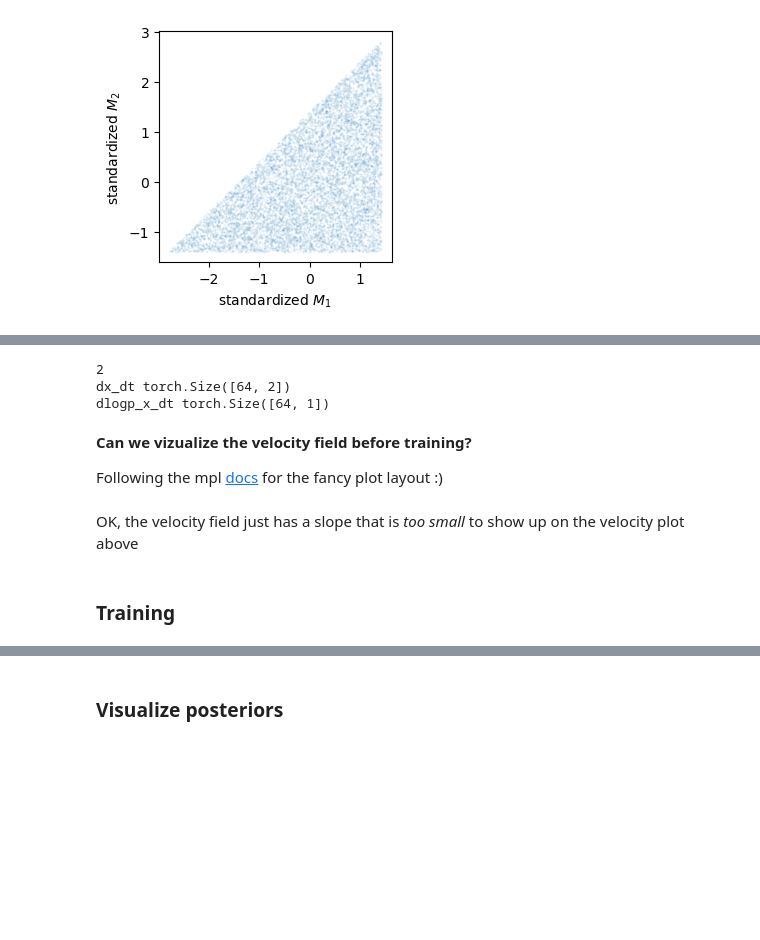
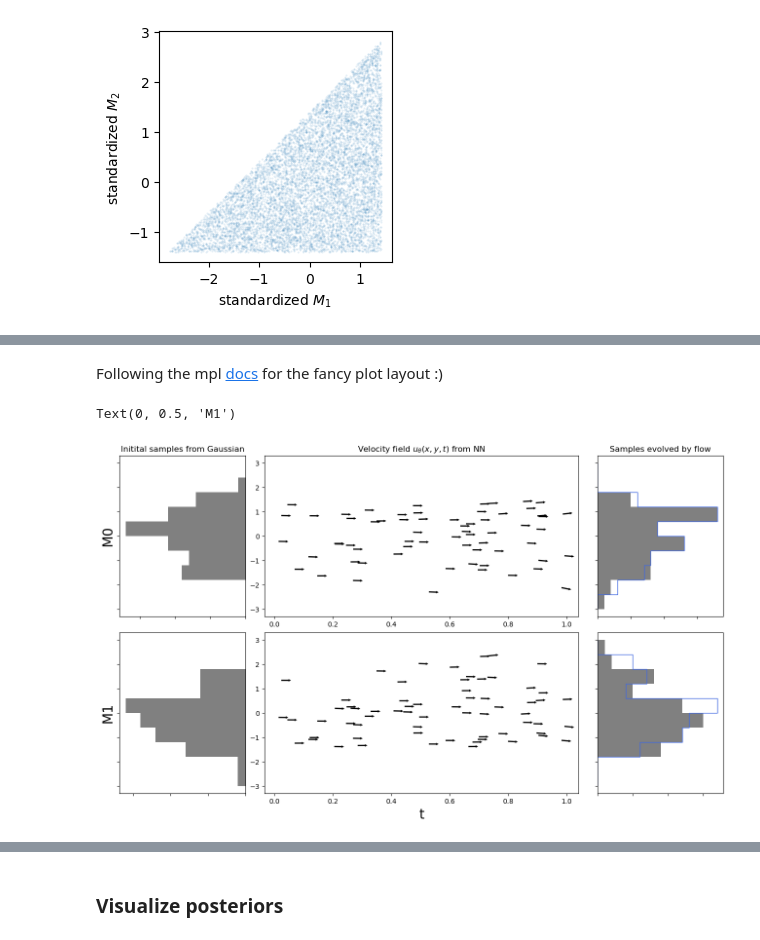
Before and after one commit to odsl-team/genAI-Days, a Jupyter notebook: 02_flow_matching/flow_matching.ipynb, the cells around one changed output, grey strips where cells are left out. Drawn from its saved outputs; the diff is of its cells as text; code cells hidden in the pictures; blank space fills up the shorter version.

```diff
--- a/02_flow_matching/flow_matching.ipynb
+++ b/02_flow_matching/flow_matching.ipynb
@@ -286,0 +461,3 @@ https://github.com/atong01/conditional-flow-matching/blob/main/examples/images/c
+# %%
+for x,y in train_dataloader:
+    break
@@ -287,18 +548,12 @@ https://github.com/atong01/conditional-flow-matching/blob/main/examples/images/c
 # %%
-# x, logp_diff_t1 = get_batch(num_samples)
+noise = torch.randn(x.shape).float().to(device)
+logp_diff_t0 = torch.zeros((x.shape[0],1)).float().to(device)
 
-t0,t1=0,1
-logp_diff_t1 = torch.zeros((X.shape[0],1)).float().to(device)
-
-z_t, logp_diff_t = odeint(
-    lambda t,parital_state: func(t,(*parital_state,X)),
-    (theta,logp_diff_t1),
-    torch.tensor([t1, t0]).type(torch.float32).to(device),
+z_samples, logp_diff_t = odeint(
+    lambda t,parital_state: func(t,(*parital_state,y)),
+    (noise,logp_diff_t0),
+    torch.tensor([t0,t1]).float().to(device),
     atol=1e-5,
     rtol=1e-5,
-    method='euler',
+    method='dopri5',
 )
-# %% [output]
-2
-dx_dt torch.Size([64, 2])
-dlogp_x_dt torch.Size([64, 1])
@@ -309,2 +559,0 @@ f = lambda t,x: t*x
-# %%
-x = torch.ones((10,2)).float()
@@ -322,7 +560,9 @@ X.dtype, theta.dtype, logp_diff_t1.dtype
 # %% [markdown]
-**Can we vizualize the velocity field before training?**
-
 Following the mpl [docs](https://matplotlib.org/stable/gallery/lines_bars_and_markers/scatter_hist.html#sphx-glr-gallery-lines-bars-and-markers-scatter-hist-py) for the fancy plot layout :)
+# %%
+t = torch.rand(x.shape[0],1).to(device)
+X_in = torch.concatenate([x,t,y],axis=1)
+v_t = phi(X_in)
 # %%
 fig = plt.figure(figsize=(16,9))
 
@@ -343,35 +583,47 @@ ax02 = fig.add_subplot(gs[0,2],sharey=ax01)
 
 kwargs = dict(angles='xy',scale_units='xy', scale=30,
               headwidth=2,headlength=2,headaxislength=2,
               width=.004)
-ax01.quiver(t.squeeze().cpu(),theta[:,0].cpu(), np.ones(t.shape[0]), ut[:,0].detach().cpu(),
+ax01.quiver(t.squeeze().cpu(),x[:,0].detach().cpu(), np.ones(t.shape[0]), v_t[:,0].detach().cpu(),
            **kwargs)
-ax11.quiver(t.squeeze().cpu(),theta[:,1].cpu(), np.ones(t.shape[0]), ut[:,1].detach().cpu(),
+ax11.quiver(t.squeeze().cpu(),x[:,1].detach().cpu(), np.ones(t.shape[0]), v_t[:,1].detach().cpu(),
            **kwargs)
 
 ax11.set_xlabel('t',fontsize=20)
 
 '''
 Draw the samples @ the beginning + end of the trajectory.
 These are the samples we'll transform to plot the posterior
 '''
 z = torch.randn((t.shape[0],param_dim))
 
 # Turn off the tick labels bc we're sharing the mass axis anyways
 for axi in [ax00,ax02,ax10,ax12]:
     axi.tick_params(axis="x", labelbottom=False)
     axi.tick_params(axis="y", labelleft=False)
 
-ax00.hist(z[:,0], range=(-3,3),color='grey', orientation='horizontal')
-ax10.hist(z[:,1], range=(-3,3),color='grey', orientation='horizontal')
+kwargs = dict(range=(-3,3),orientation='horizontal')
+ax00.hist(z[:,0], color='grey', **kwargs)
+ax10.hist(z[:,1], color='grey', **kwargs)
 
-# And to get the (?) to show up
+# Plot the evolution of these samples thru the velocity field
+ax02.hist(z_samples[1,:,0].detach().numpy(), color='grey', **kwargs)
+ax12.hist(z_samples[1,:,1].detach().numpy(), color='grey', **kwargs)
+
+ax02.hist(x[:,0].detach().cpu(),color='royalblue',histtype='step', **kwargs)
+ax12.hist(x[:,1].detach().cpu(),color='royalblue',histtype='step', **kwargs)
+
+# Let the bottom of the histogram align with the left edge of the velocity plot
 # https://stackoverflow.com/questions/67685927/how-to-create-a-horizontal-histogram-the-other-way-around
 ax00.set_xlim(list(ax00.get_xlim())[::-1])
 ax10.set_xlim(list(ax10.get_xlim())[::-1])
 
 ax00.set_title('Initital samples from Gaussian')
+ax01.set_title(r'Velocity field $u_\theta(x,y,t)$ from NN')
 ax02.set_title('Samples evolved by flow')
 
 ax00.set_ylabel('M0',fontsize=20)
 ax10.set_ylabel('M1',fontsize=20)
+# %% [output]
+Text(0, 0.5, 'M1')
+[figure, added]
@@ -384,4 +629,0 @@ plt.xlabel('$u_\theta(x,y,t)$')
-# %% [markdown]
-OK, the velocity field just has a slope that is _too small_ to show up on the velocity plot above
-# %% [markdown]
-### Training
```
Also changed, not shown: parts of 64 cells of this notebook.
